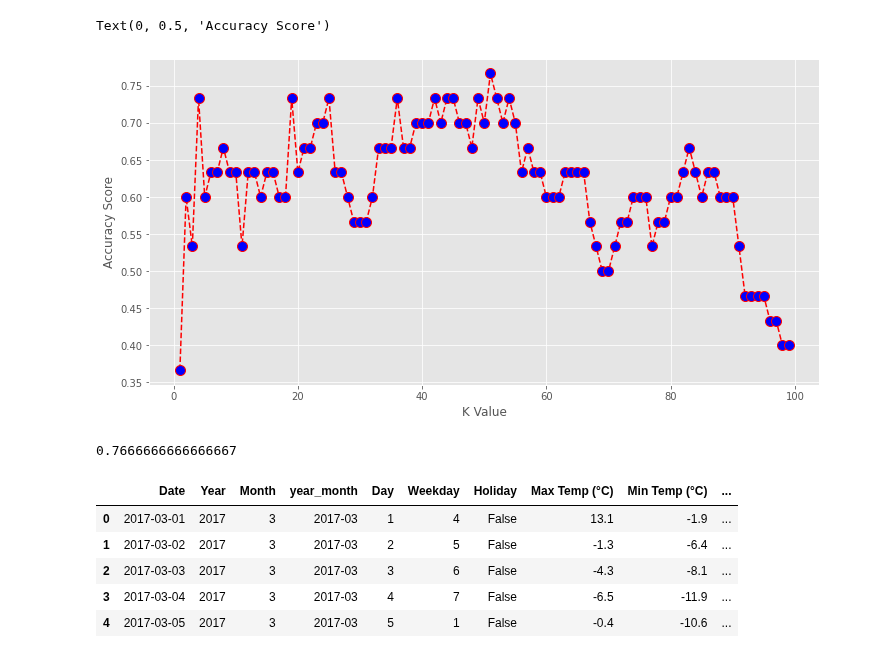
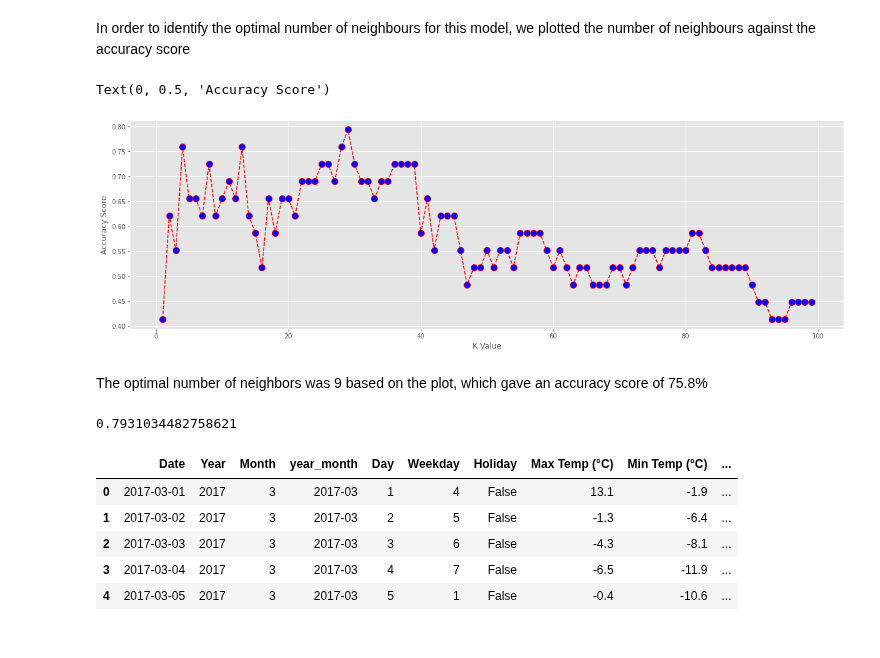
Before and after one commit to VernonNaidoo-Toronto/SCS3250-Group-2-Final-Project, a Jupyter notebook: MS_Final_Dataset_10thApril.ipynb, the cells around one changed output. Cells and saved outputs as stored; diff of their text form; code cells hidden in the pictures.

```diff
--- a/MS_Final_Dataset_10thApril.ipynb
+++ b/MS_Final_Dataset_10thApril.ipynb
@@ -163,0 +16,3 @@ dataset.to_csv("Final Dataset.csv", index=False)
+# %%
+dataset = pd.read_csv('https://raw.githubusercontent.com/Jenarth/SCS3250-Group-2-Final-Project/master/Final%20Dataset.csv')
+dataset.head()
@@ -163,0 +34,4 @@ dataset.to_csv("Final Dataset.csv", index=False)
+# %%
+#only keep values without outliers/holidays
+dataset  = dataset.loc[(-dataset.Holiday)&(-dataset.Outlier)]
+dataset.head()
@@ -254,6 +163,6 @@ dataset_noOutliers  = dataset.loc[dataset["Holiday"]==False]
 # %%
 #create dataset for knn
-knn_dataset = dataset_noOutliers[["Date","Month","Weekday","Delta Temp (°C)","Delta Precip (mm)","Union Station Ridership Ranges"]].copy()
+knn_dataset = dataset[["Date","Month","Weekday","Delta Temp (°C)","Delta Precip (mm)","Union Station Ridership Ranges"]].copy()
 knn_dataset
 # %% [output]
 |  | Date | Month | Weekday | Delta Temp (°C) | Delta Precip (mm) | Union Station Ridership Ranges |
@@ -437,20 +352,24 @@ array(['90000 to 100000', '100000 to 110000', '100000 to 110000',
+# %% [markdown]
+In order to identify the optimal number of neighbours for this model, we plotted the number of neighbours against the accuracy score
 # %%
-plt.figure(figsize=(12, 6))
+plt.figure(figsize=(20, 6))
 plt.plot(neighbors, score, color='red', linestyle='dashed', marker='o',
          markerfacecolor='blue', markersize=10)
 plt.xlabel('K Value')
 plt.ylabel('Accuracy Score')
 # %% [output]
 Text(0, 0.5, 'Accuracy Score')
-[figure, old version]
+[figure, new version]
+# %% [markdown]
+The optimal number of neighbors was 9 based on the plot, which gave an accuracy score of 75.8%
 # %%
-knn = KNeighborsClassifier(n_neighbors=51) #best score
+knn = KNeighborsClassifier(n_neighbors=29) #best score
 knn.fit(X_train, y_train)
 y_hat = knn.predict(X_test)
 score = accuracy_score(y_test, y_hat)
 score
 # %% [output]
-0.7666666666666667
+0.7931034482758621
 # %%
 dataset.head()
 # %% [output]
```
Also changed, not shown: parts of 68 cells of this notebook.
